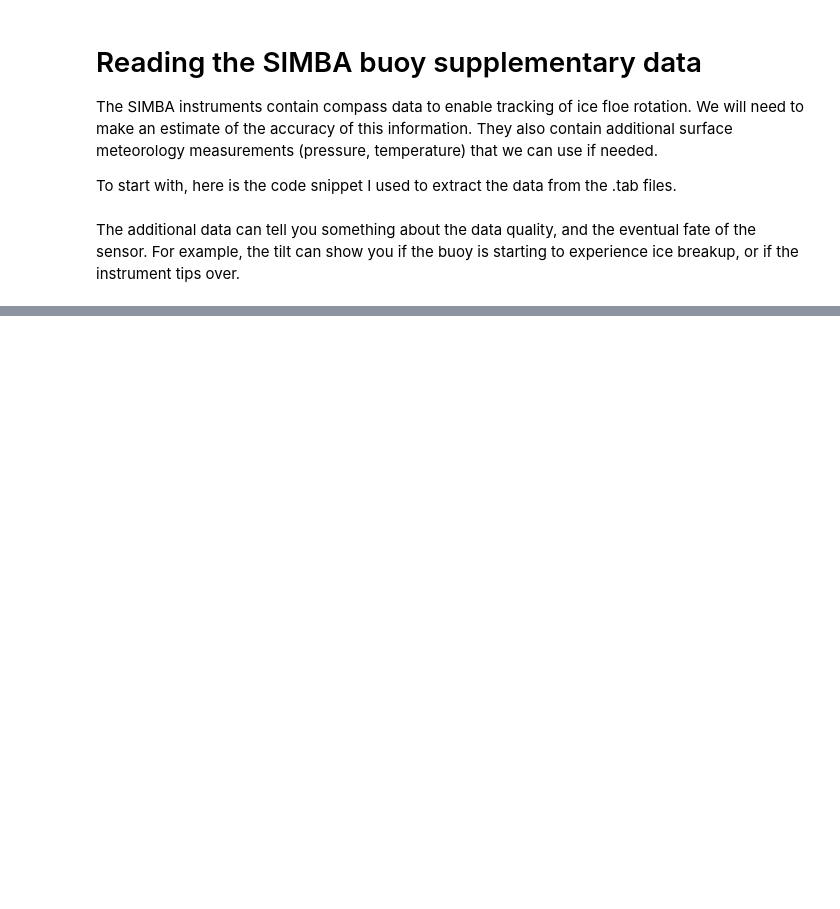
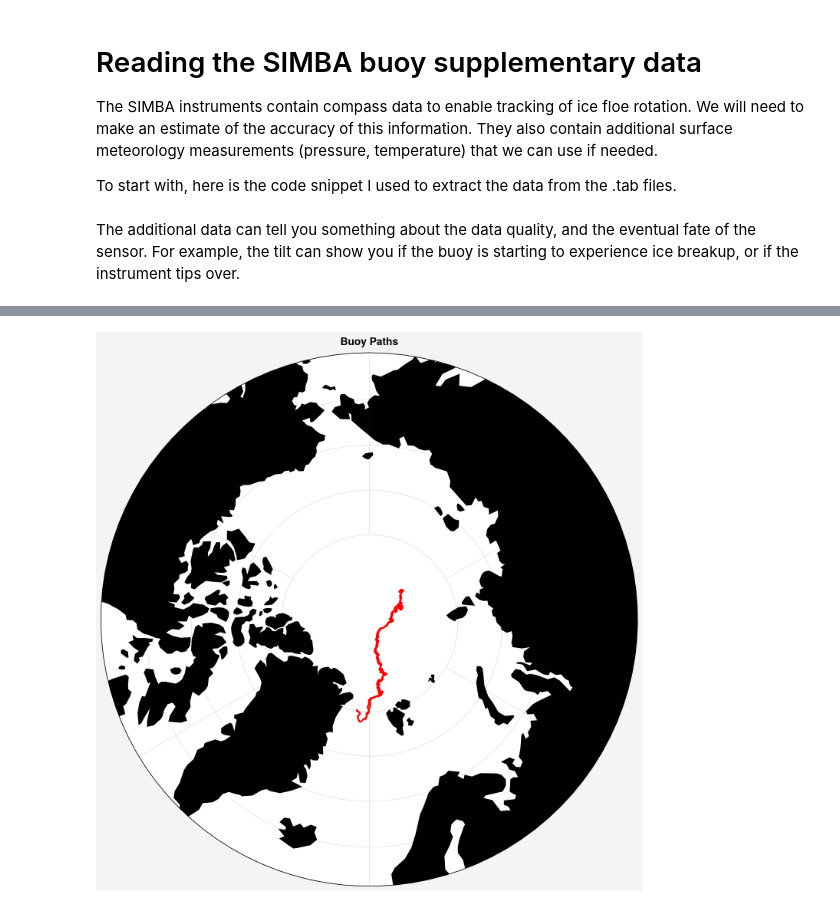
Before and after one commit to awang343/uncertainty-quantification-sea-ice, a Jupyter notebook: notebooks/SIMBA Buoys.ipynb, the cells around one changed output, grey strips where cells are left out. Cells and saved outputs as stored; diff of their text form; code cells hidden in the pictures; blank space fills up the shorter version.

```diff
--- a/notebooks/SIMBA Buoys.ipynb
+++ b/notebooks/SIMBA Buoys.ipynb
@@ -40,0 +25,7 @@ The additional data can tell you something about the data quality, and the event
+# %%
+def toStereo(lat, lon):
+    projIn = 'epsg:4326' # WGS 84 Ellipsoid
+    projOut = 'epsg:3413' # NSIDC North Polar Stereographic
+    transformer = pyproj.Transformer.from_crs(projIn, projOut, always_xy=True)
+
+    return transformer.transform(lon, lat)
@@ -45,0 +201,9 @@ aux_data['2019T66']['Tilt [deg]'].plot()
+# %%
+plot_path(["2019T58", "2019T65"])
+
+a =toStereo(simba_data("2019T58")["Latitude"], simba_data("2019T58")["Longitude"])
+b = toStereo(simba_data("2019T65")["Latitude"], simba_data("2019T65")["Longitude"])
+
+#simba_data("2019T58")["Longitude"].corr(simba_data("2019T65")["Longitude"])
+# %% [output]
+[figure, added]
```
Also changed, not shown: parts of 11 cells of this notebook, 29 other files.
